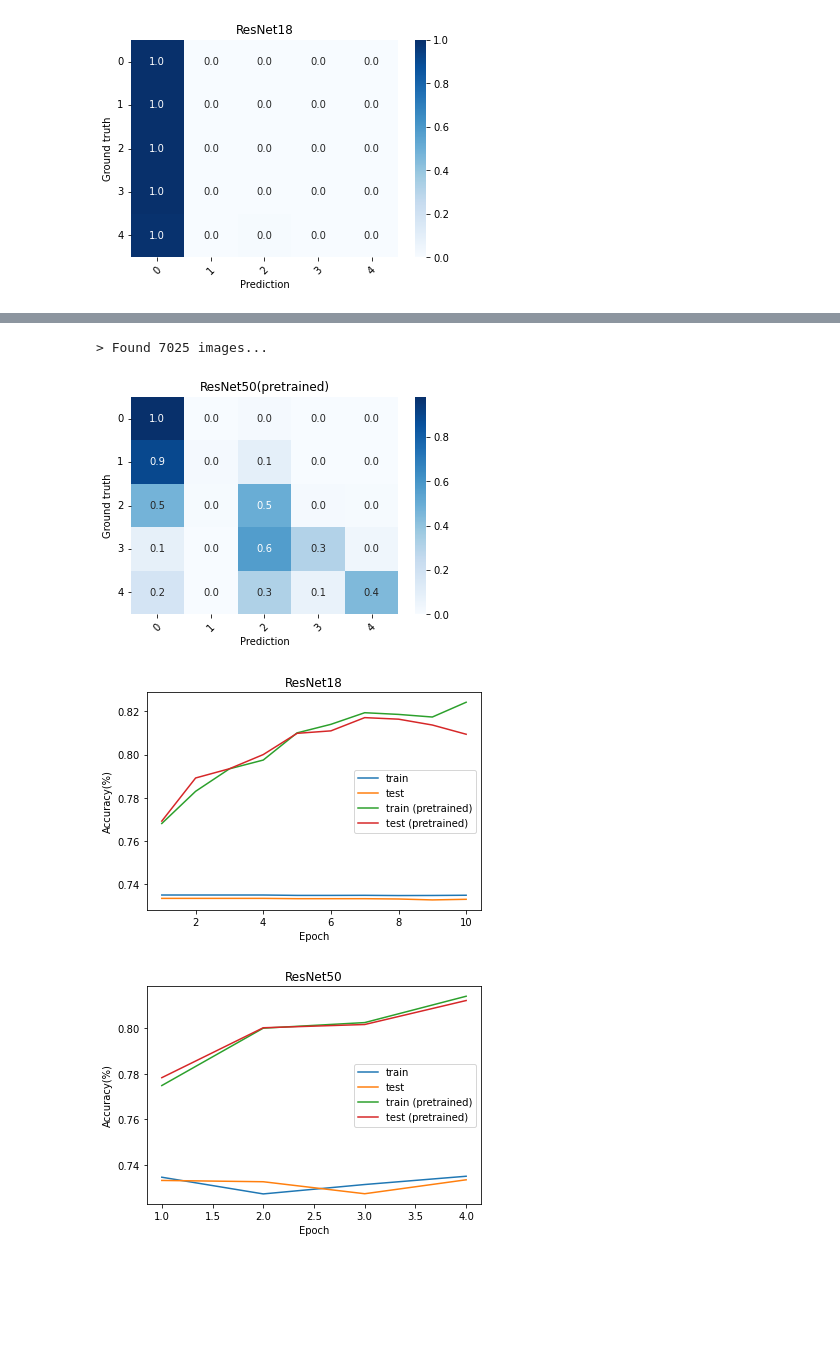
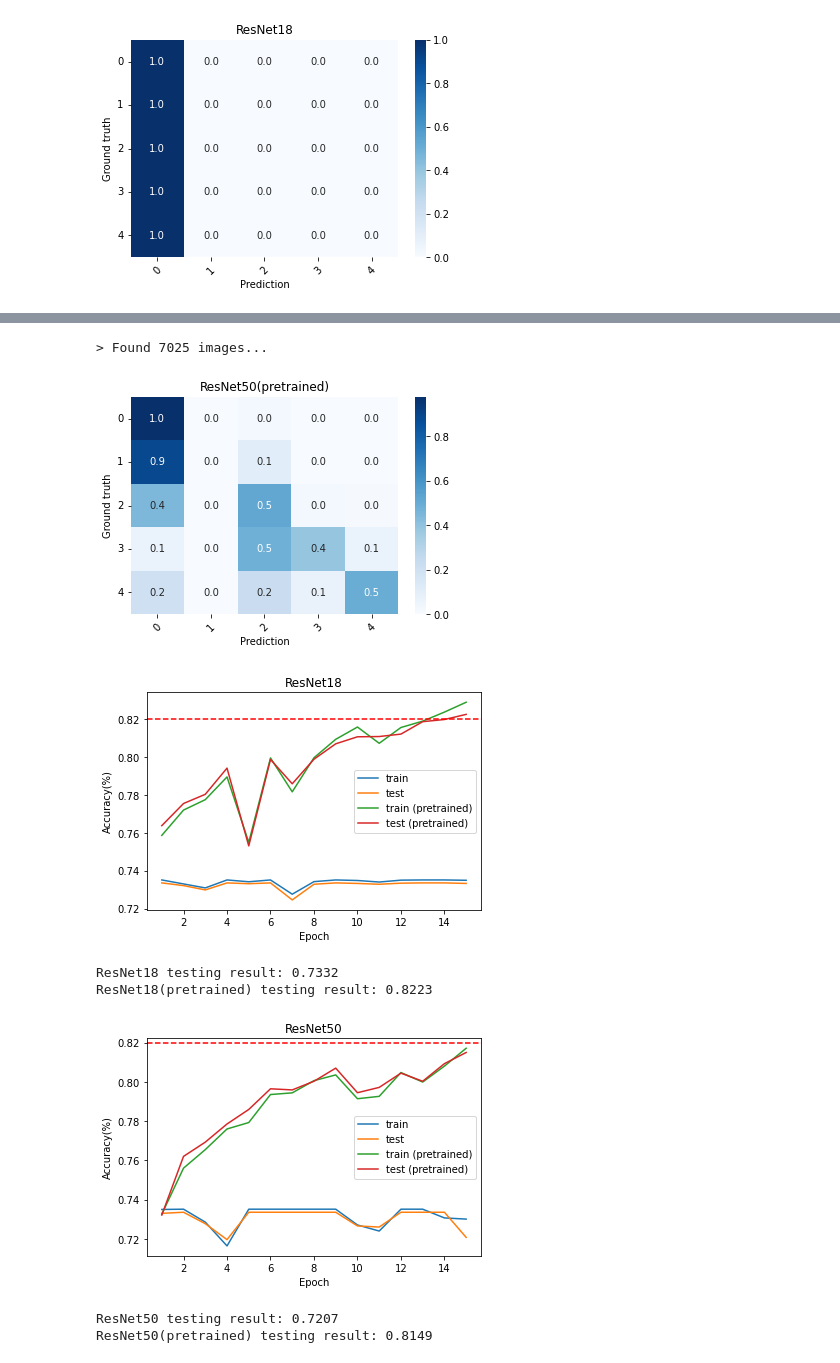
Before and after one commit to BlueBug12/DeepLearning_and_Practice, a Jupyter notebook: Lab4-2/Load_and_Test.ipynb, the cells around one changed output, grey strips where cells are left out. Cells and saved outputs as stored; diff of their text form; code cells hidden in the pictures; blank space fills up the shorter version.

```diff
--- a/Lab4-2/Load_and_Test.ipynb
+++ b/Lab4-2/Load_and_Test.ipynb
@@ -32,6 +32,7 @@ def plot(train_acc,pre_train_acc,test_acc, pre_test_acc,title='ResNet18'):
     plt.xlabel('Epoch')
     plt.ylabel('Accuracy(%)')
     plt.legend()
+    plt.axhline(0.82, color= 'r',linestyle= '--')
     plt.show()
 
 def plot_confusion_matrix(y_true, y_pred,title, labels=[0, 1, 2, 3, 4]):
@@ -67,5 +68,7 @@ def show_acc_result(res,pre_res,title):
         pre_res_dict = pickle.load(f)
     pre_train_acc = pre_res_dict['train_acc']
     pre_test_acc = pre_res_dict['test_acc']
-    plot(train_acc,pre_train_acc,test_acc, pre_test_acc,title=title)
+    plot(train_acc[:15],pre_train_acc[:15],test_acc[:15], pre_test_acc[:15],title=title)
+    print(f"{title} testing result: {test_acc[14]:.4f}")
+    print(f"{title}(pretrained) testing result: {pre_test_acc[14]:.4f}")
 # %%
@@ -102,19 +104,23 @@ show_pred_result(ResNet50(), device, os.path.join("models","resnet50","epoch4.cp
 # %%
-show_pred_result(models.resnet50(), device, os.path.join("models","resnet50_pre","epoch4.cpt"), "ResNet50(pretrained)")
+show_pred_result(models.resnet50(), device, os.path.join("models","resnet50_pre","epoch15.cpt"), "ResNet50(pretrained)")
 # %% [output]
 > Found 7025 images...
-[figure, old version]
+[figure, new version]
 # %%
 show_acc_result(
-    os.path.join("logs","resnet18","2022_04_20_10:58:28_pm.pickle"),
-    os.path.join("logs","resnet18_pre","2022_04_20_10:59:21_pm.pickle"),
+    os.path.join("logs","resnet18","2022_04_22_09:28:08_pm.pickle"),
+    os.path.join("logs","resnet18_pre","2022_04_22_05:16:38_pm.pickle"),
     "ResNet18"
 )
 show_acc_result(
-    os.path.join("logs","resnet50","2022_04_20_11:54:06_pm.pickle"),
-    os.path.join("logs","resnet50_pre","2022_04_20_11:54:13_pm.pickle"),
+    os.path.join("logs","resnet50","2022_04_22_08:16:52_pm.pickle"),
+    os.path.join("logs","resnet50_pre","2022_04_22_05:07:59_pm.pickle"),
     "ResNet50"
 )
 # %% [output]
-[figure, old version]
+[figure, new version]
+ResNet18 testing result: 0.7332
+ResNet18(pretrained) testing result: 0.8223
-[figure, old version]
+[figure, new version]
+ResNet50 testing result: 0.7207
+ResNet50(pretrained) testing result: 0.8149
```
Also changed, not shown: parts of 3 cells of this notebook.
